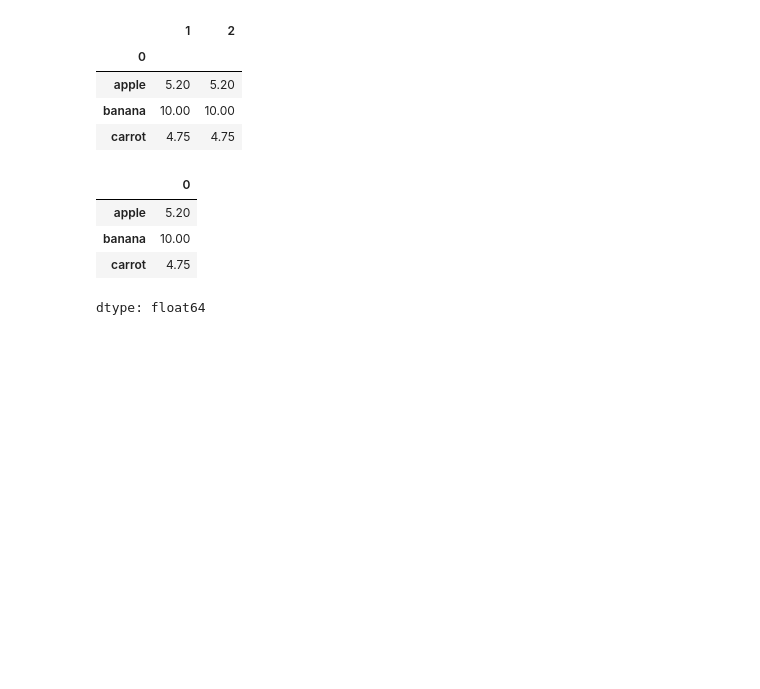
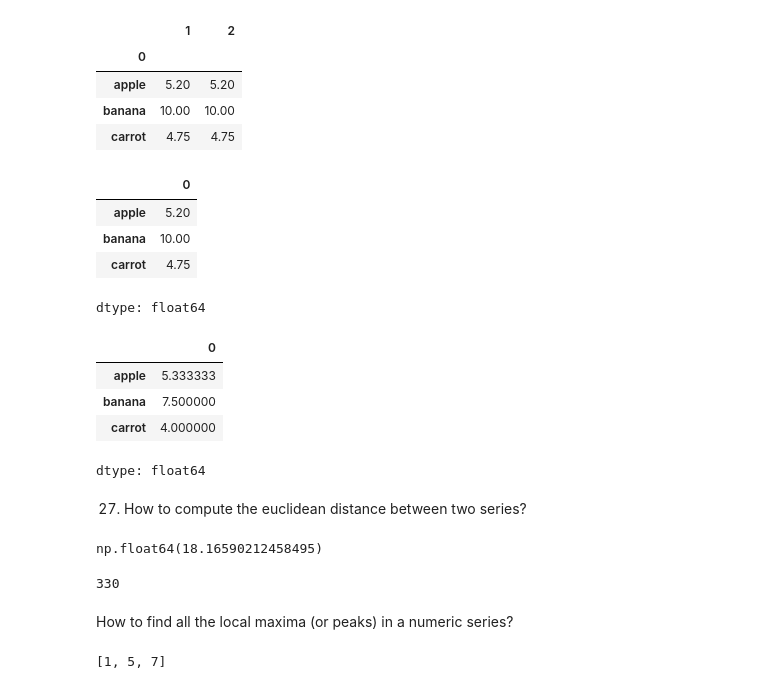
Before and after one commit to rushielevates/ML-DL-practice, a Jupyter notebook: Pandas.ipynb, the cells around one changed output. Cells and saved outputs as stored; diff of their text form; code cells hidden in the pictures; blank space fills up the shorter version.

```diff
--- a/Pandas.ipynb
+++ b/Pandas.ipynb
@@ -1038,0 +1042,13 @@ dtype: float64
+# %%
+fruit = pd.Series(np.random.choice(['apple', 'banana', 'carrot'], 10))
+weights = pd.Series(np.linspace(1, 10, 10))
+# %%
+weights.groupby(fruit).mean()
+# %% [output]
+|  | 0 |
+| apple | 5.333333 |
+| banana | 7.500000 |
+| carrot | 4.000000 |
+dtype: float64
+# %% [markdown]
+27. How to compute the euclidean distance between two series?
@@ -1038,0 +1058,10 @@ dtype: float64
+# %%
+np.sqrt(np.sum((p-q)**2))
+# %% [output]
+np.float64(18.16590212458495)
+# %%
+sum((p-q)**2)
+# %% [output]
+330
+# %% [markdown]
+How to find all the local maxima (or peaks) in a numeric series?
@@ -1038,0 +1079,4 @@ dtype: float64
+# %%
+ans
+# %% [output]
+[1, 5, 7]
```
Also changed, not shown: parts of 12 cells of this notebook.
